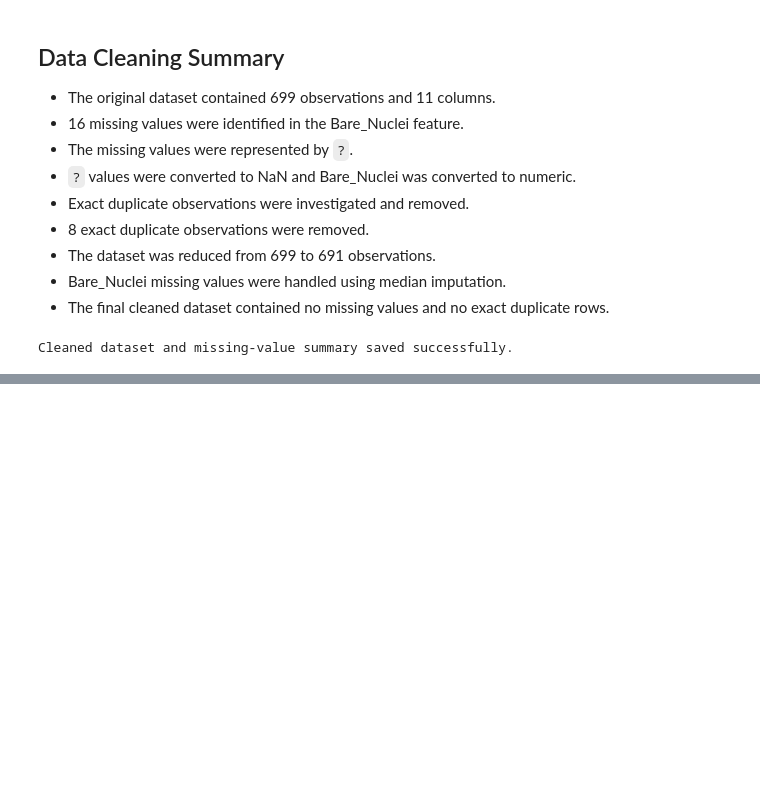
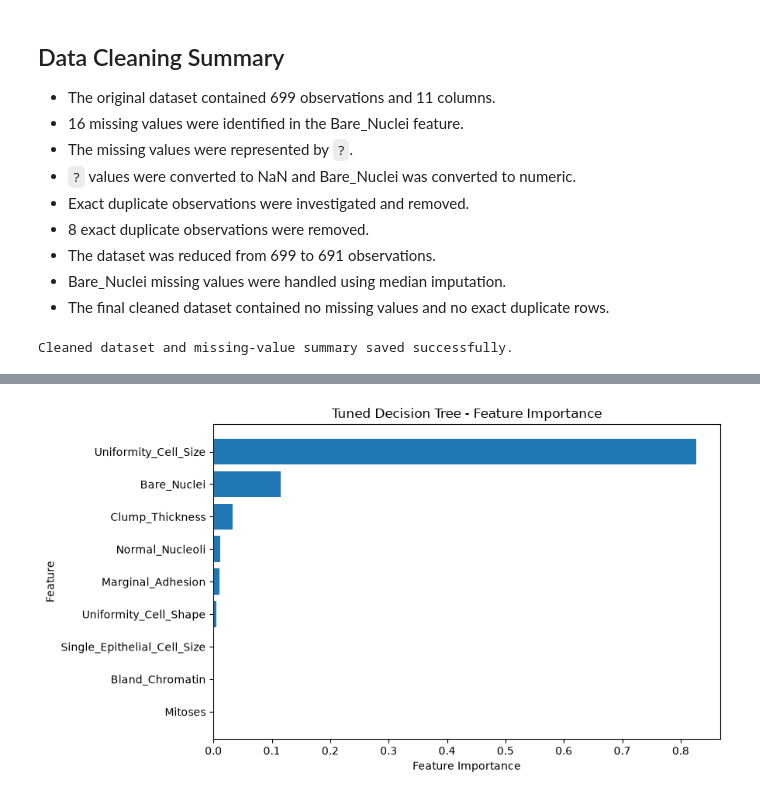
Before and after one commit to N-Amasha/Breast-Cancer-Classification, a Jupyter notebook: MEMBER_01/notebook.ipynb, the cells around one changed output, grey strips where cells are left out. Saved outputs shown, nothing was run; the diff lists cells and outputs as text; code cells hidden in the pictures; blank space fills up the shorter version.

```diff
--- a/MEMBER_01/notebook.ipynb
+++ b/MEMBER_01/notebook.ipynb
@@ -386,0 +1037,19 @@ Cleaned dataset and missing-value summary saved successfully.
+# %%
+# ============================================
+# FINAL EVALUATION - STEP 14
+# Feature Importance
+# ============================================
+
+tuned_tree = best_dt_model.named_steps["model"]
+
+feature_importance = pd.DataFrame({
+    "Feature": X.columns,
+    "Importance": tuned_tree.feature_importances_
+})
+
+feature_importance = feature_importance.sort_values(
+    by="Importance",
+    ascending=False
+).reset_index(drop=True)
+
+feature_importance
@@ -386,0 +1067,22 @@ Cleaned dataset and missing-value summary saved successfully.
+# %%
+# ============================================
+# Feature Importance Plot
+# ============================================
+
+plt.figure(figsize=(9, 5))
+
+plt.barh(
+    feature_importance["Feature"],
+    feature_importance["Importance"]
+)
+
+plt.gca().invert_yaxis()
+
+plt.xlabel("Feature Importance")
+plt.ylabel("Feature")
+plt.title("Tuned Decision Tree - Feature Importance")
+
+plt.tight_layout()
+plt.show()
+# %% [output]
+[figure, added]
```
Also changed, not shown: parts of 23 cells of this notebook, 3 other files.
